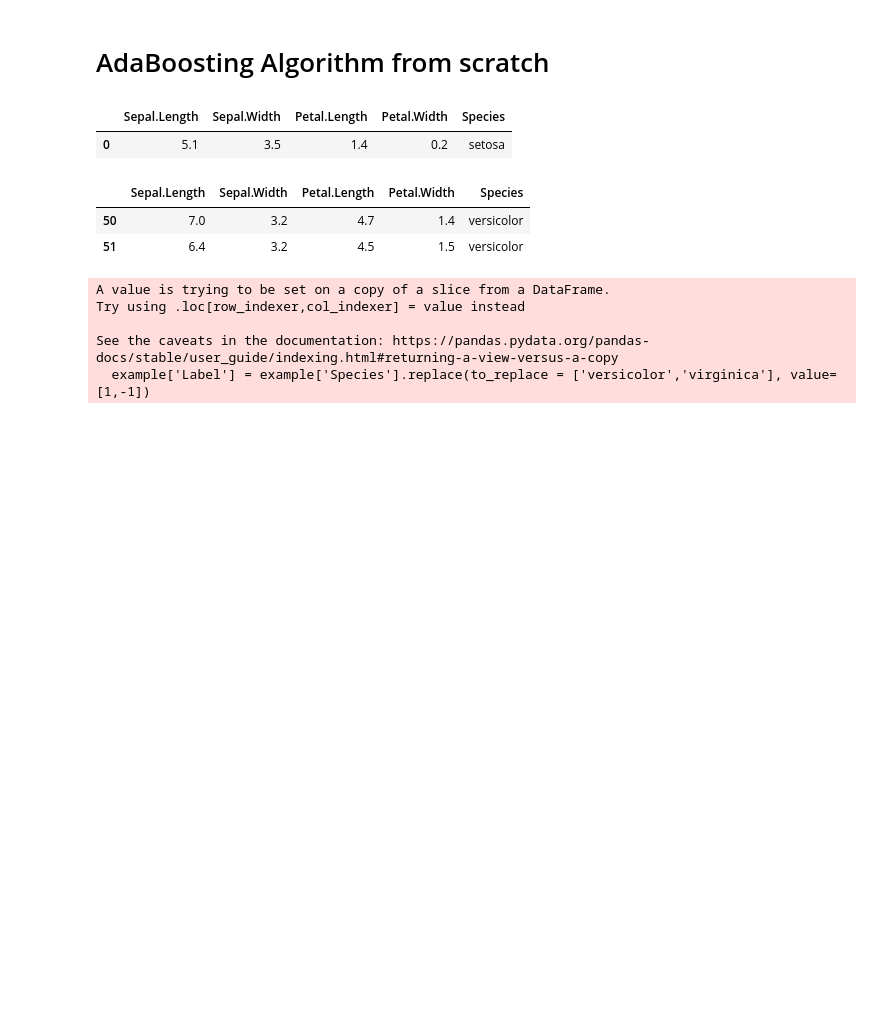
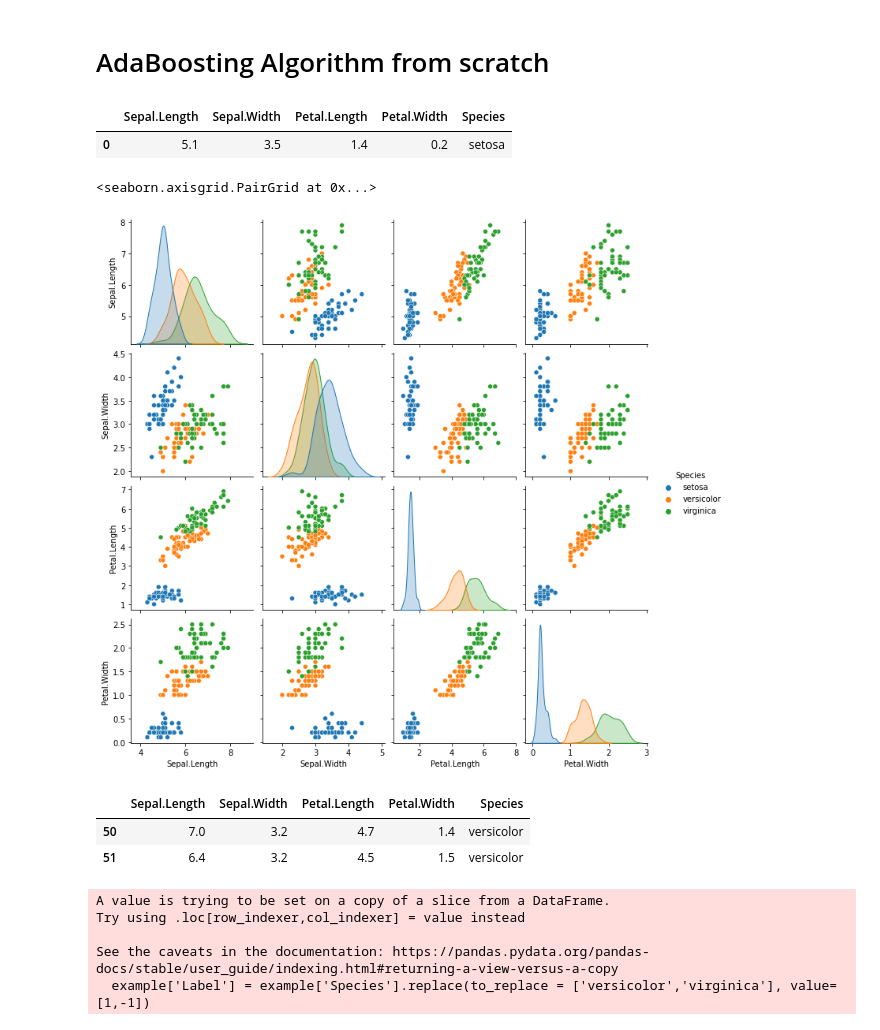
Before and after one commit to cgrandet/CIDE_DS, a Jupyter notebook: Clases/Clase9a_boosting.ipynb, the cells around one changed output. Drawn from its saved outputs; the diff is of its cells as text; code cells hidden in the pictures; blank space fills up the shorter version.

```diff
--- a/Clases/Clase9a_boosting.ipynb
+++ b/Clases/Clase9a_boosting.ipynb
@@ -42,6 +52,12 @@ iris.head(1)
 # %%
 #considering only two classes
 example = iris[(iris['Species'] == 'versicolor') | (iris['Species'] == 'virginica')]
+# %%
+import seaborn as sns
+sns.pairplot(iris[['Sepal.Length', 'Sepal.Width', 'Petal.Length', 'Petal.Width', 'Species']], hue = "Species")
+# %% [output]
+<seaborn.axisgrid.PairGrid at 0x...>
+[figure, added]
 # %%
 example.head(2)
 # %% [output]
```
Also changed, not shown: parts of 31 cells of this notebook.
